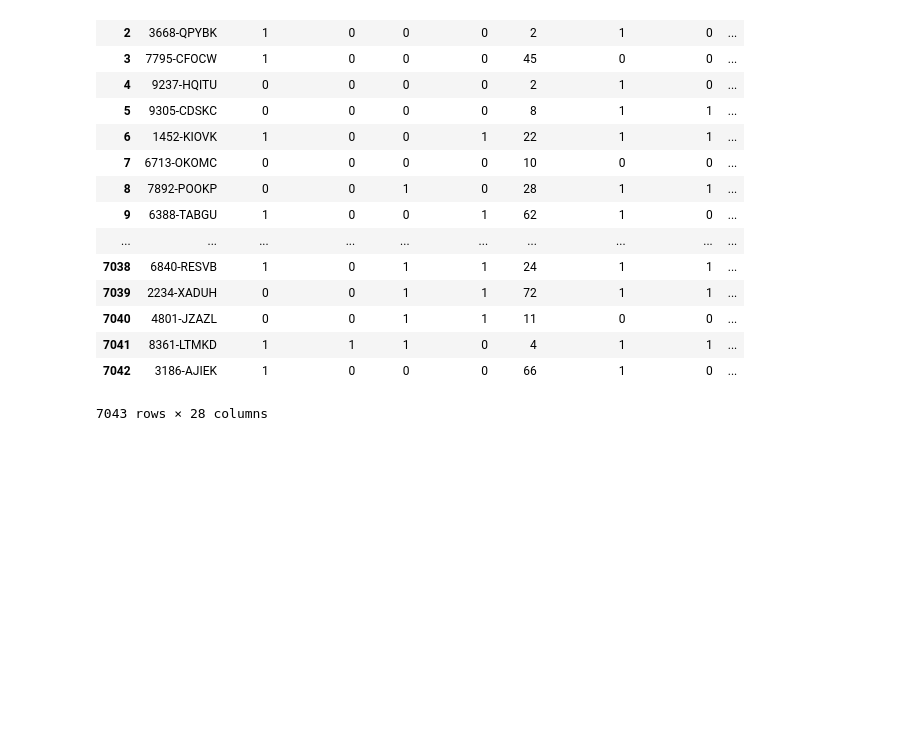
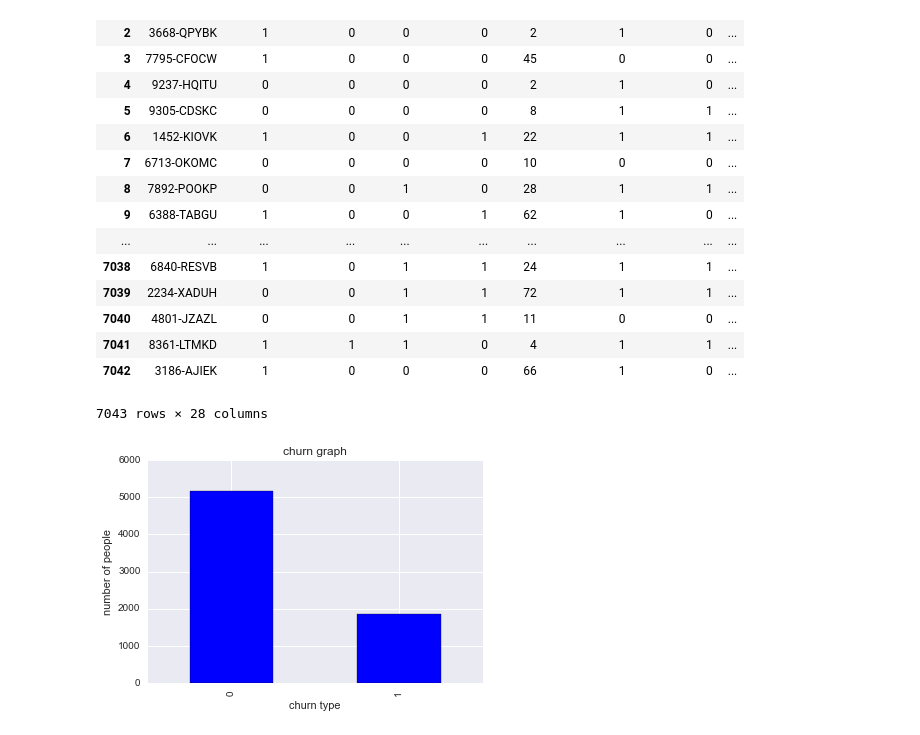
Before and after one commit to vinhpvu/Telco-customer-analytics, a Jupyter notebook: Untitled.ipynb, the cells around one changed output. Drawn from its saved outputs; the diff is of its cells as text; code cells hidden in the pictures; blank space fills up the shorter version.

Commit message:
Add files via upload
delete some graph , and update some new map

```diff
--- a/Untitled.ipynb
+++ b/Untitled.ipynb
@@ -79,8 +81,10 @@ customer
 | 7042 | 3186-AJIEK | 1 | 0 | 0 | 0 | 66 | 1 | 0 | ... |
 7043 rows × 28 columns
 # %%
-customer['SeniorCitizen'].value_counts().plot('bar')
-plt.xlabel('population')
-plt.ylabel('number of SeniorCitizen discount')
-plt.title('SeniorCitizen discount')
+customer['Churn'].value_counts().plot('bar')
+plt.xlabel('churn type')
+plt.ylabel('number of people')
+plt.title('churn graph')
 plt.show()
+# %% [output]
+[figure, added]
```
Also changed, not shown: parts of 11 cells of this notebook.
